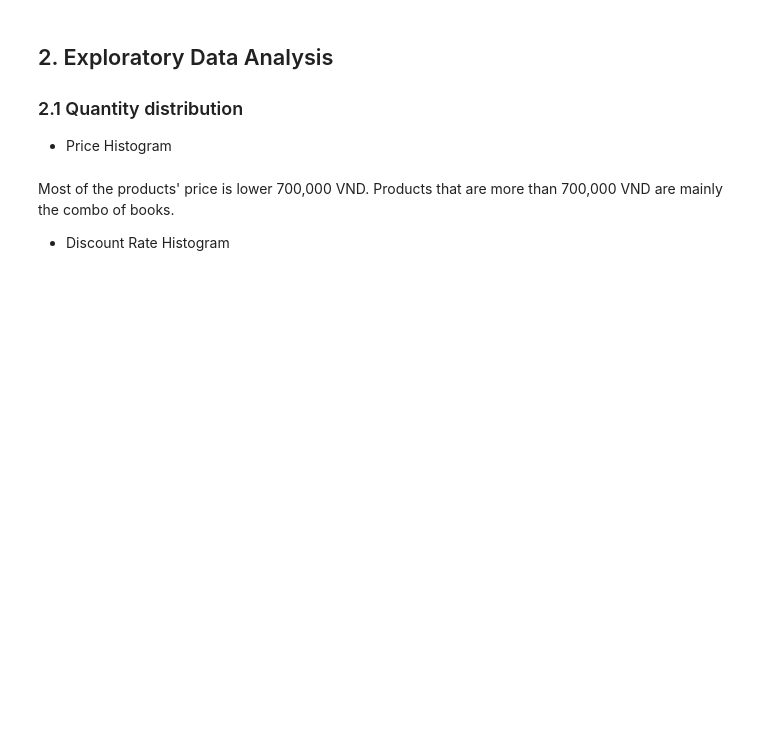
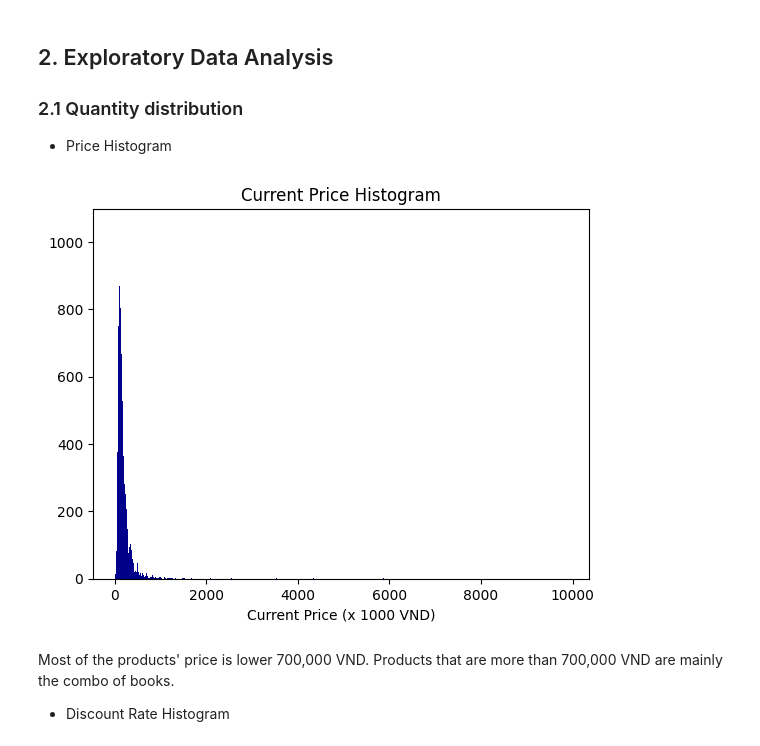
Before and after one commit to luongtien257/DataGeniusProject, a Jupyter notebook: EDA/EDA.ipynb, the cells around one changed output. Saved outputs shown, nothing was run; the diff lists cells and outputs as text; code cells hidden in the pictures; blank space fills up the shorter version.

```diff
--- a/EDA/EDA.ipynb
+++ b/EDA/EDA.ipynb
@@ -207,3 +199,11 @@ px.histogram(df_id, x = 'price_kvnd', title = 'Current Price Histogram',
+# %%
+plt.hist(x = df_id['price_kvnd'], color = 'darkblue', bins = 1000)
+plt.xlabel('Current Price (x 1000 VND)')
+plt.ylabel('')
+plt.title('Current Price Histogram')
+plt.show()
+# %% [output]
+[figure, added]
 # %% [markdown]
 Most of the products' price is lower 700,000 VND. Products that are more than 700,000 VND are mainly the combo of books.
 * Discount Rate Histogram
```
Also changed, not shown: parts of 18 cells of this notebook.
